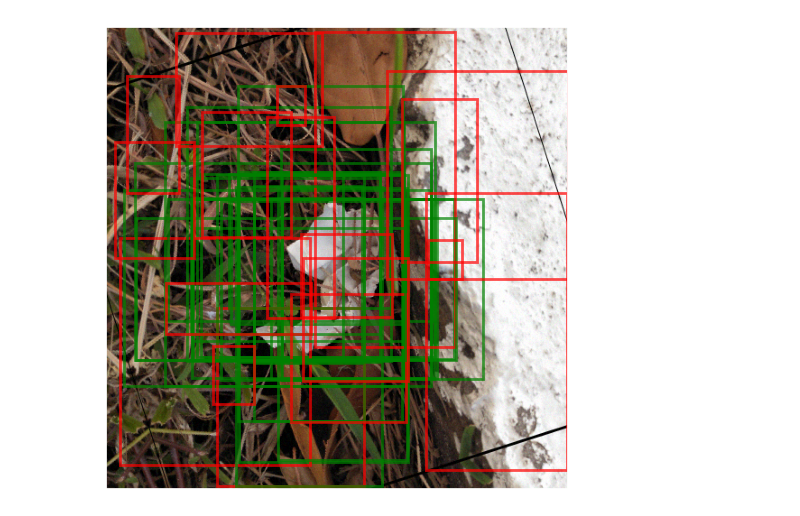
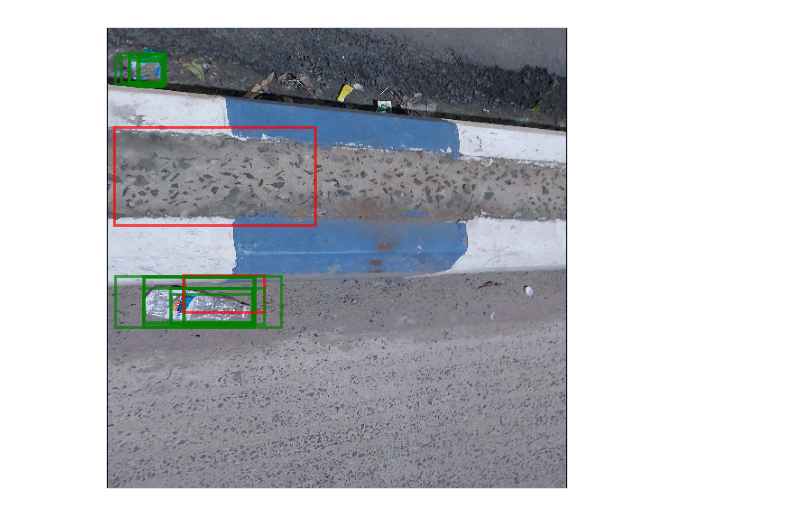
Before and after one commit to amakarewicz/2023-DTU-Deep-Learning-In-Computer-Vision, a Jupyter notebook: IV-Object-Detection/training_loop.ipynb, the cells around one changed output. Saved outputs shown, nothing was run; the diff lists cells and outputs as text; code cells hidden in the pictures.

Commit message:
add denorm

```diff
--- a/IV-Object-Detection/training_loop.ipynb
+++ b/IV-Object-Detection/training_loop.ipynb
@@ -73,7 +73,7 @@ test_transform = A.Compose([
                            )
 )
 # %%
-BATCH_SIZE = 16
+BATCH_SIZE = 2
 # %%
 trainset = TacoDataset( 'train', transforms=train_transform, test_size=0.2) # test_transform for no augment
 valset   = TacoDataset('val', transforms=test_transform, test_size=0.2)
@@ -225,7 +244,9 @@ images = [image for image, _, _ in batch]
 bboxes = [bbox for _, bbox, _ in batch]
 labels = [label for _, _, label in batch]
 # %%
-k = 2
+k = 3
 
 cropped_images_all, proposals_all, predictions_all = edge_boxes_train([images[k]], [bboxes[k]])
-plt.imshow(images[k].detach().permute(1,2,0).cpu().numpy())
+img = images[k]##.cpu().numpy()
+
+#plt.imshow()
@@ -234,0 +253,13 @@ plt.imshow(images[k].detach().permute(1,2,0).cpu().numpy())
+# %%
+def denormalize(img):
+    mean=[0.485, 0.456, 0.406]
+    std=[0.229, 0.224, 0.225]
+
+    denormalize = transforms.Normalize(mean=[-0.485, -0.456, -0.406],
+                         std=[1/0.229, 1/0.224, 1/0.225])
+
+    denorm_image = denormalize(img)
+    x = ((denorm_image - denorm_image.min())/(denorm_image - denorm_image.min()).max() * 255).to(torch.int64)
+    return x
+# %%
+img = denormalize(img)
@@ -272,25 +288,25 @@ proposals_all
 # %%
 fig,ax = plt.subplots(1)
 
-plt.imshow(images[k].permute(1,2,0))
+plt.imshow(img.permute(1,2,0))
 plt.xticks([])
 plt.yticks([])
 
 # Show annotations
 for i, ann in enumerate(proposals_all[0]):
 
     [x, y, x1, y1] = ann
     if predictions_all[i]:
         edge_col = 'green'
     else:
         edge_col = 'red'
     rect = Rectangle((x,y),x1,y1,linewidth=2,edgecolor=edge_col,
                      facecolor='none', alpha=0.7)
     ax.add_patch(rect)
 #plt.savefig(f'imgs/output_{img_idx}.png')
 plt.show()
 # %% [output]
-[figure, old version]
+[figure, new version]
 # %%
 data, target = torch.stack(cropped_images_all).to(device), torch.FloatTensor(predictions_all).to(device)
 # %%
```
Also changed, not shown: parts of 24 cells of this notebook, 2 other files.
